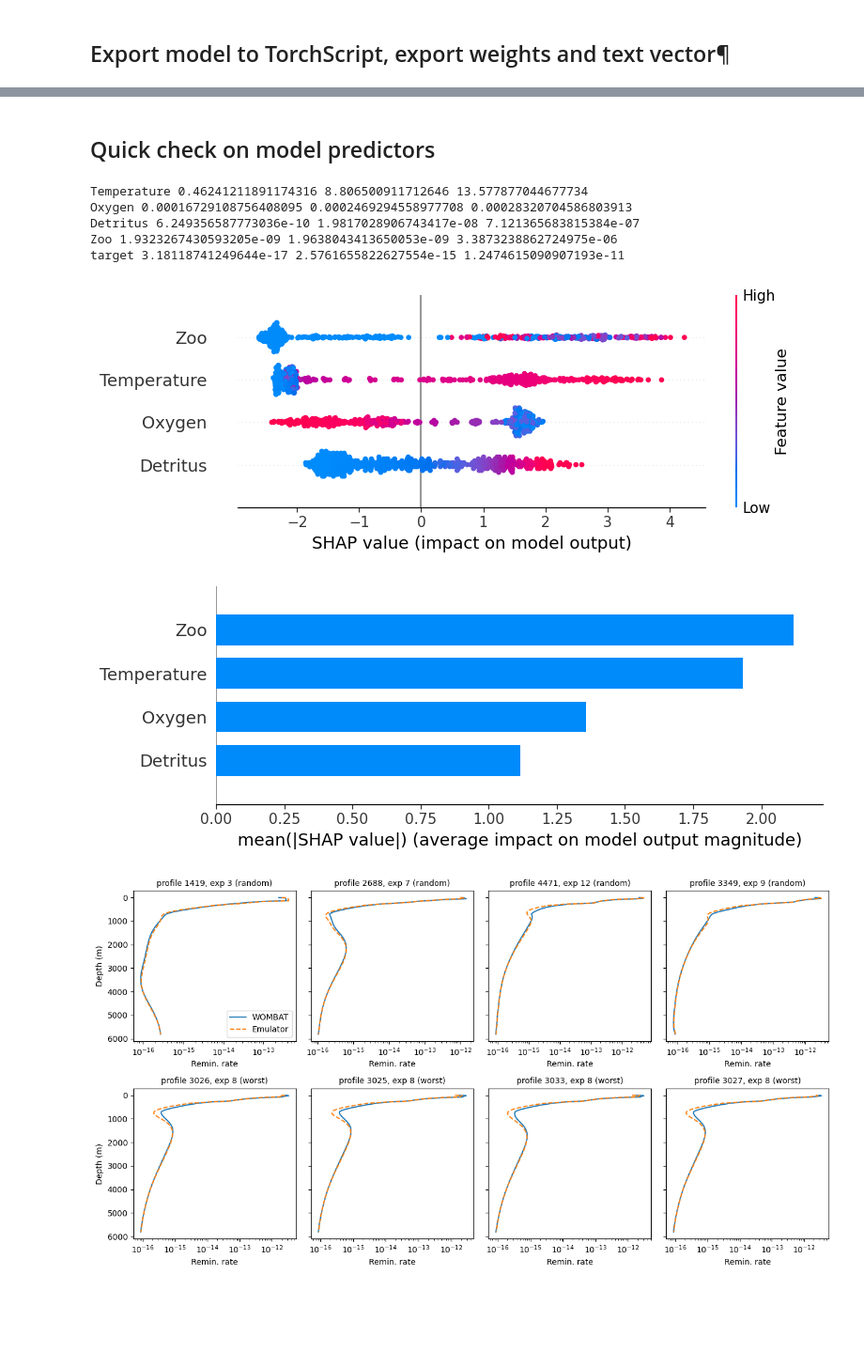
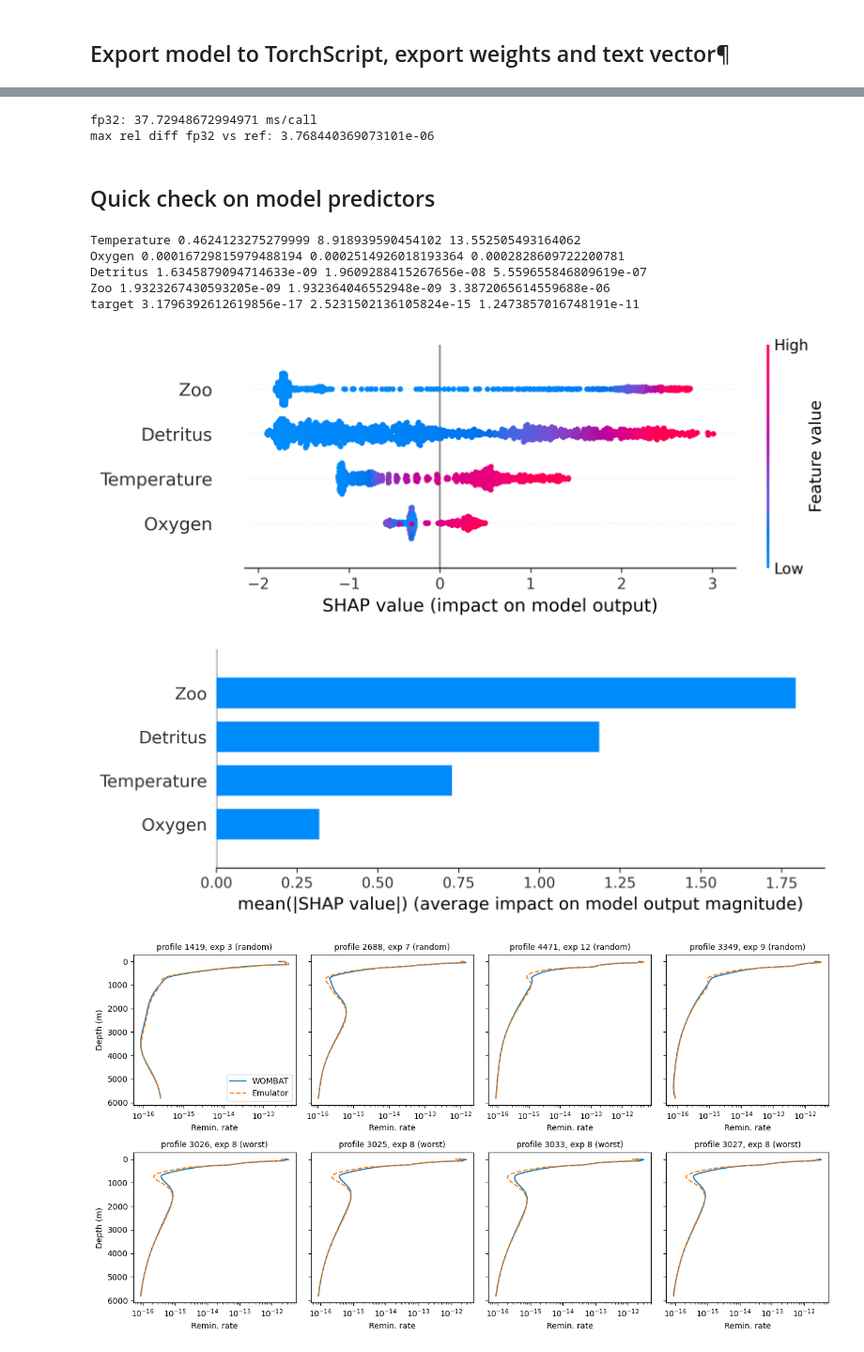
Before and after one commit to oetjensa/WOMBAT_hybrid, a Jupyter notebook: scripts/Training-MLP.ipynb, the cells around one changed output, grey strips where cells are left out. Shown at 94% size. Saved outputs shown, nothing was run; the diff lists cells and outputs as text; code cells hidden in the pictures; blank space fills up the shorter version.

```diff
--- a/scripts/Training-MLP.ipynb
+++ b/scripts/Training-MLP.ipynb
@@ -21,13 +21,14 @@ from dask.distributed import Client
 client = Client(n_workers=16, threads_per_worker=1)
 
 # set path to data files
-PATH =  '/g/data/jk72/ao2582/ACCESS/wombathy/training/'
-PATH_DATA_TRAINING =  '/g/data/jk72/ao2582/PyTorch/shadow_data/run_shadow_iaf_1/output/'
+#PATH =  '/g/data/jk72/ao2582/ACCESS/wombathy/training/'
+path = '/g/data/jk72/ao2582/PyTorch/WOMBAT_hybrid'
+PATH_DATA_TRAINING =  path+'/data/full_control/'
+#'/g/data/jk72/ao2582/PyTorch/shadow_data/run_shadow_iaf_1/output/'
 RANDOM_SEED = 42
 
 FILES = glob.glob(PATH_DATA_TRAINING+ "*.nc")
-
-PARAMS_MID = ["thetao", "mes", "phy", "zoo", "det", "dia", "bdet", "bac1","fe","o2", "det_vmove", "mlotst", "detremi", "bdetremi","poc1remi"]
+PARAMS_MID = ["thetao", "mes", "phy", "zoo", "det", "dia", "bdet", "bac1","fe","o2", "det_vmove", "mlotst", "detremi", "bdetremi","poc1remi","npp3d",]
 # %%
 def open_om3_variable(path_exp, varname):
     '''
@@ -296,7 +298,8 @@ PATH_DATA =  '/../../../g/data/jk72/ao2582/PyTorch/training_data/'
 #ds_training =  xr.open_dataset(path_data +  f'{scenario}.nc',decode_timedelta=True )
 
 # retain validation data, skip first year
-ds_nn=ds_training.isel(time=np.arange(365,len(ds_training.time))).rename_dims({'time': 'prof'})
+#ds_nn=ds_training.isel(time=np.arange(365*5,len(ds_training.time))).rename_dims({'time': 'prof'})
+ds_nn=ds_training.isel(time=np.arange(365*5, 365*30)).rename_dims({'time': 'prof'})
 depth = ds_nn.zl.data
 n_prof = len(ds_nn.prof)
 
@@ -529,3 +579,23 @@ Test R^2 (physical units): 0.9618
+# %%
+# Calculate the baseline accuracy
+with torch.no_grad():
+    outputs = model(X)
+    _, predicted = torch.max(outputs.data, 1)
+    baseline_accuracy = accuracy_score(y, predicted)
+
+# Calculate permutation importance
+feature_importance = []
+for i in range(input_size):
+    X_permuted = X.clone()
+    X_permuted[:, i] = X_permuted[torch.randperm(num_samples), i]
+    with torch.no_grad():
+        outputs = model(X_permuted)
+        _, predicted = torch.max(outputs.data, 1)
+        permuted_accuracy = accuracy_score(y, predicted)
+    importance = baseline_accuracy - permuted_accuracy
+    feature_importance.append(importance)
+
+print("Feature Importance:", feature_importance)
 # %% [markdown]
 ## Export model to TorchScript, export weights and text vector¶
 # %%
@@ -603,3 +754,18 @@ print(type(model).__name__)
+# %%
+# how about using float32 instead
+
+base32 = torch.jit.load(src, map_location="cpu").eval().float()   # casts params/buffers
+with torch.no_grad():
+    x32 = big.float()
+    for _ in range(3): base32(x32)
+    t = time.perf_counter()
+    for _ in range(20): base32(x32)
+    print("fp32:", (time.perf_counter()-t)/20*1e3, "ms/call")
+    a32 = base32(torch.from_numpy(X_vec).float()).numpy().astype(np.float64)
+print("max rel diff fp32 vs ref:", rel(a32, y_ref).max())
+# %% [output]
+fp32: 37.72948672994971 ms/call
+max rel diff fp32 vs ref: 3.768440369073101e-06
 # %% [markdown]
 ## Quick check on model predictors
 # %%
@@ -610,50 +776,50 @@ print("target", np.nanmin(y), np.nanmedian(y), np.nanmax(y))
 
 import logging, sys
 logging.disable(sys.maxsize)
-rng = np.random.default_rng(0)
+
 
 # X_flat : RAW features (before any log transform or scaling), shape (n_samples, n_features).
 #          Used only to colour the plots, so the colours show real units.
 #X_flat = np.asarray(X_test, float).reshape(-1, len(NAMES))
 #X_flat = X_flat[np.isfinite(X_flat).all(axis=1)]
 X_flat = X_test
 
 # Xn_all : the same samples as the network sees them: log transform (the log columns),
 #          then (x - x_mean) / x_std. This is what SHAP perturbs.
 Xn_all = Xte
 
 
 def predict_norm(Xn):
     """Network output in normalised ln(rate) space, for inputs in network space."""
     model.eval()
     with torch.no_grad():
         return model(torch.tensor(Xn, dtype=torch.float32).to(device)).cpu().numpy()
 
 
-n_bg, n_explain = 100, 500
+n_bg, n_explain = 100, 1000
 bg = shap.kmeans(Xn_all[rng.choice(len(Xn_all), min(2000, len(Xn_all)), replace=False)], n_bg)
 ex_idx = rng.choice(len(Xn_all), min(n_explain, len(Xn_all)), replace=False)
 
 explainer = shap.KernelExplainer(predict_norm, bg)
 sv = explainer.shap_values(Xn_all[ex_idx], nsamples=200) * y_std     # ln(rate) units
 
-plt.figure()
-shap.summary_plot(sv, X_flat[ex_idx], feature_names=FEATURES, show=False)
+plt.figure(dpi=300)
+shap.summary_plot(sv, X_flat[ex_idx], feature_names=FEATURES, show=False, rng=RANDOM_SEED)
 plt.tight_layout()
 plt.show()
 
-plt.figure()
-shap.summary_plot(sv, X_flat[ex_idx], feature_names=FEATURES, plot_type="bar", show=False)
+plt.figure(dpi=300)
+shap.summary_plot(sv, X_flat[ex_idx], feature_names=FEATURES, plot_type="bar", show=False, rng=RANDOM_SEED)
 plt.tight_layout()
 plt.show()
 # %% [output]
-Temperature 0.46241211891174316 8.806500911712646 13.577877044677734
-Oxygen 0.00016729108756408095 0.0002469294558977708 0.00028320704586803913
-Detritus 6.249356587773036e-10 1.9817028906743417e-08 7.121365683815384e-07
-Zoo 1.9323267430593205e-09 1.9638043413650053e-09 3.3873238862724975e-06
-target 3.18118741249644e-17 2.5761655822627554e-15 1.2474615090907193e-11
+Temperature 0.4624123275279999 8.918939590454102 13.552505493164062
+Oxygen 0.00016729815979488194 0.0002514926018193364 0.0002828609722200781
+Detritus 1.6345879094714633e-09 1.9609288415267656e-08 5.559655846809619e-07
+Zoo 1.9323267430593205e-09 1.932364046552948e-09 3.3872065614559688e-06
+target 3.1796392612619856e-17 2.5231502136105824e-15 1.2473857016748191e-11
-[figure, old version]
+[figure, new version]
-[figure, old version]
+[figure, new version]
 # %%
 
 N_PER_EXP = 365      # profiles per experiment, if the test set holds several (else None)
```
Also changed, not shown: parts of 13 cells of this notebook, 1 other file.
